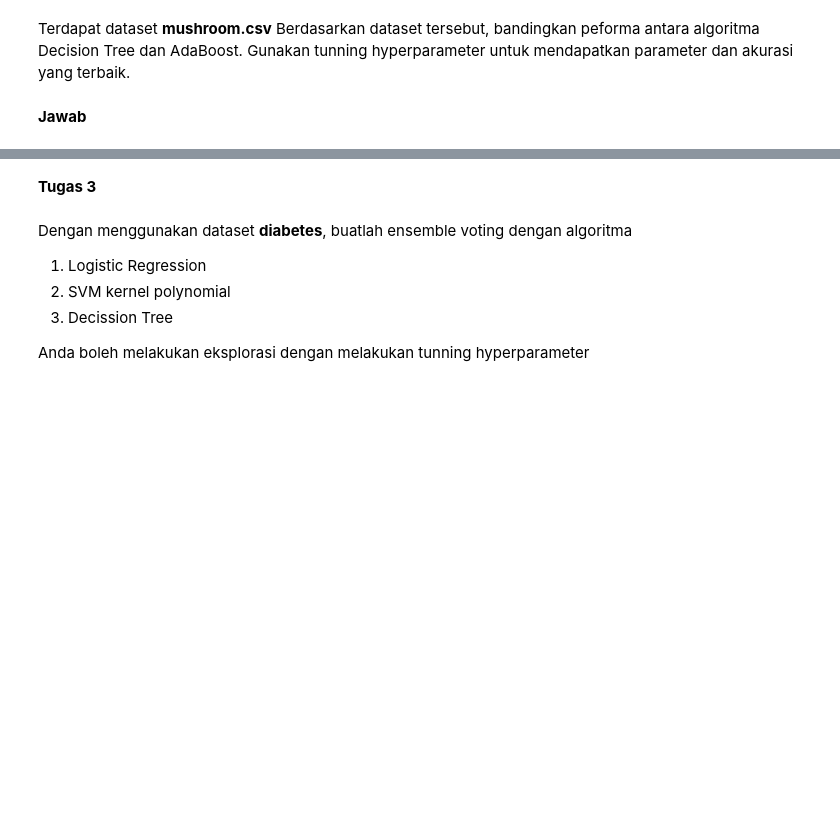
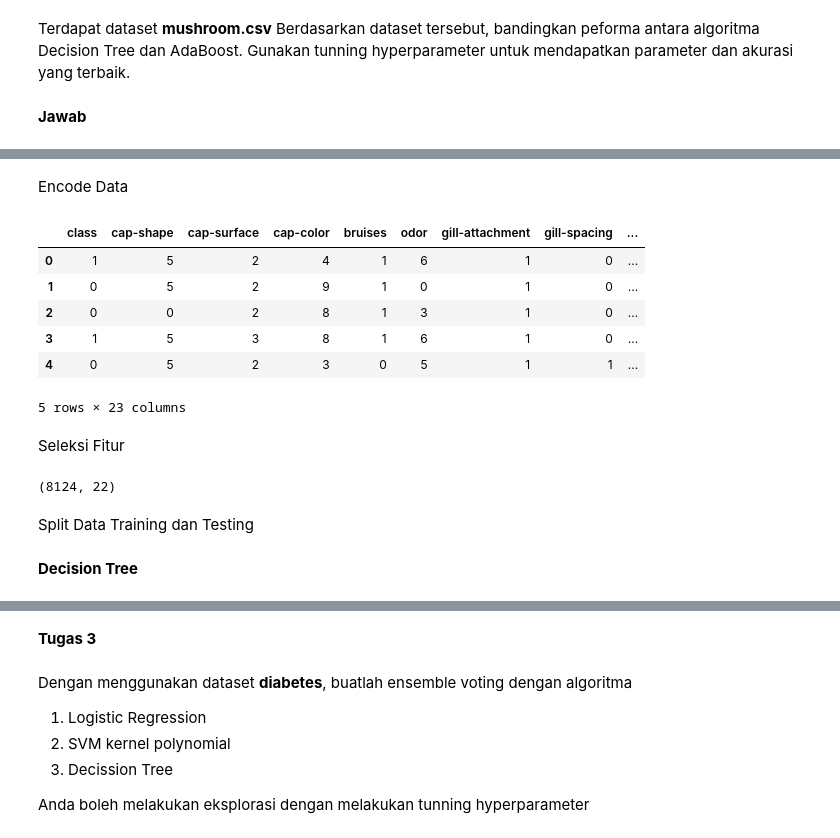
Before and after one commit to nikoshaa/2141720007-machine-learning-2023, a Jupyter notebook: Week-06/Tugas_JS_6_Ensemble Learning.ipynb, the cells around one changed output, grey strips where cells are left out. Saved outputs shown, nothing was run; the diff lists cells and outputs as text; code cells hidden in the pictures; blank space fills up the shorter version.

```diff
--- a/Week-06/Tugas_JS_6_Ensemble Learning.ipynb
+++ b/Week-06/Tugas_JS_6_Ensemble Learning.ipynb
@@ -167,0 +173,5 @@ from sklearn.model_selection import train_test_split
+# %%
+# Load data
+df = pd.read_csv('Dataset/mushrooms.csv')
+
+df.head()
@@ -167,0 +209,32 @@ from sklearn.model_selection import train_test_split
+# %% [markdown]
+Encode Data
+# %%
+# Encoding data
+from sklearn.preprocessing import LabelEncoder
+labelencoder = LabelEncoder()
+df_encoded = df.apply(labelencoder.fit_transform)
+
+df_encoded.head()
+# %% [output]
+|  | class | cap-shape | cap-surface | cap-color | bruises | odor | gill-attachment | gill-spacing | ... |
+| 0 | 1 | 5 | 2 | 4 | 1 | 6 | 1 | 0 | ... |
+| 1 | 0 | 5 | 2 | 9 | 1 | 0 | 1 | 0 | ... |
+| 2 | 0 | 0 | 2 | 8 | 1 | 3 | 1 | 0 | ... |
+| 3 | 1 | 5 | 3 | 8 | 1 | 6 | 1 | 0 | ... |
+| 4 | 0 | 5 | 2 | 3 | 0 | 5 | 1 | 1 | ... |
+5 rows × 23 columns
+# %% [markdown]
+Seleksi Fitur
+# %%
+# Seleksi fitur
+
+# Split data X dan y (class)
+X = df_encoded.iloc[:, 1:]
+y = df_encoded['class']
+
+# Cek jumlah fitur dan instance
+X.shape
+# %% [output]
+(8124, 22)
+# %% [markdown]
+Split Data Training dan Testing
@@ -167,0 +245,2 @@ from sklearn.model_selection import train_test_split
+# %% [markdown]
+**Decision Tree**
```
Also changed, not shown: parts of 18 cells of this notebook, 1 other file.
